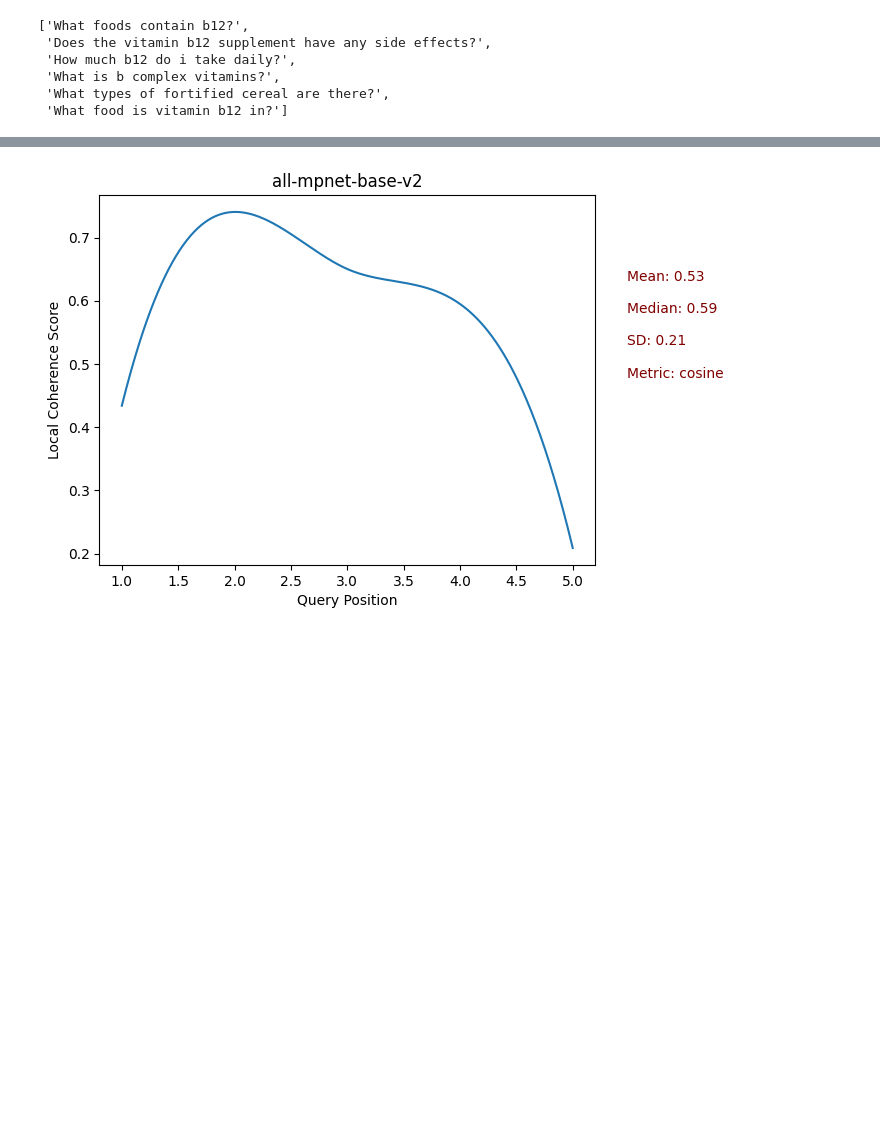
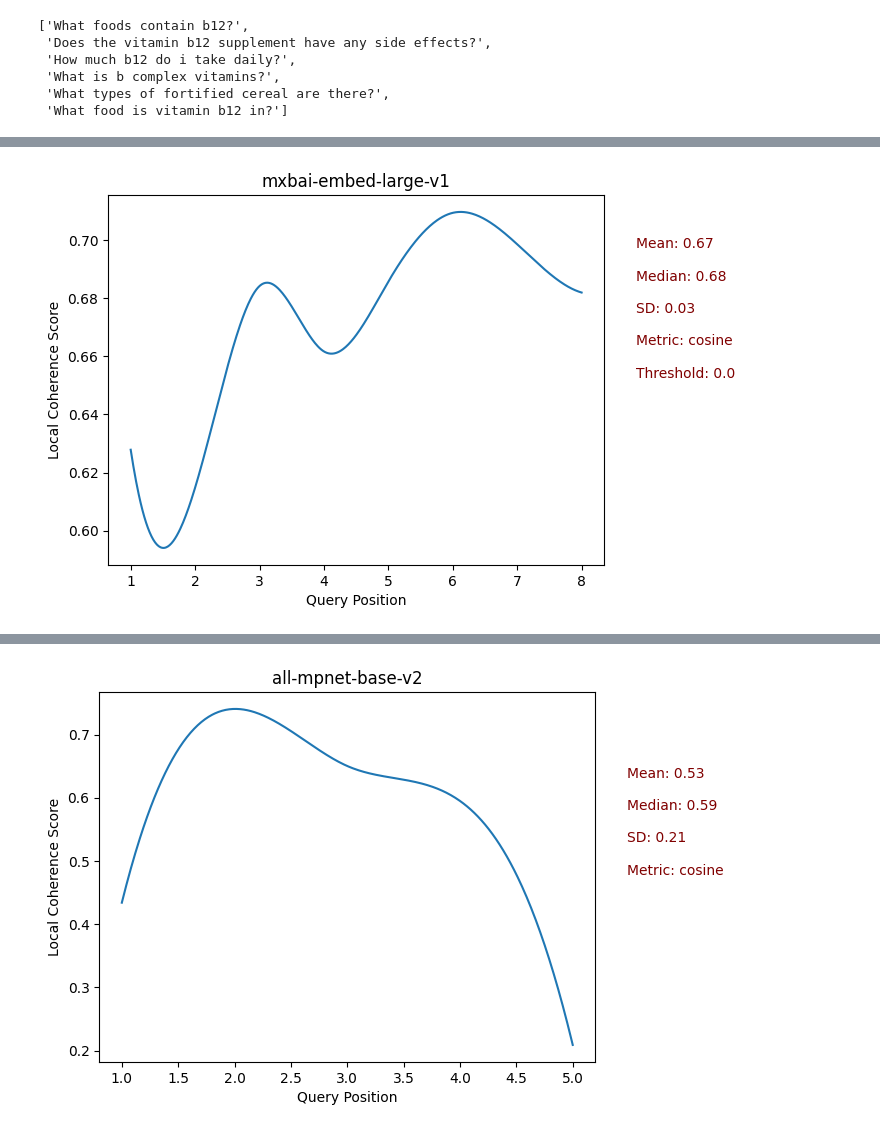
Before and after one commit to almasria/discourse_coherenc, a Jupyter notebook: components/notebook.ipynb, the cells around one changed output, grey strips where cells are left out. Saved outputs shown, nothing was run; the diff lists cells and outputs as text; code cells hidden in the pictures; blank space fills up the shorter version.

```diff
--- a/components/notebook.ipynb
+++ b/components/notebook.ipynb
@@ -564,0 +630,4 @@ sessions3_1 = data.export_sessions(embedding_model="mxbai-embed-large-v1", conte
+# %%
+sessions3_1.plot_local_coherence(threshold=0.0)
+# %% [output]
+[figure, added]
```
Also changed, not shown: parts of 19 cells of this notebook, 15 other files.
